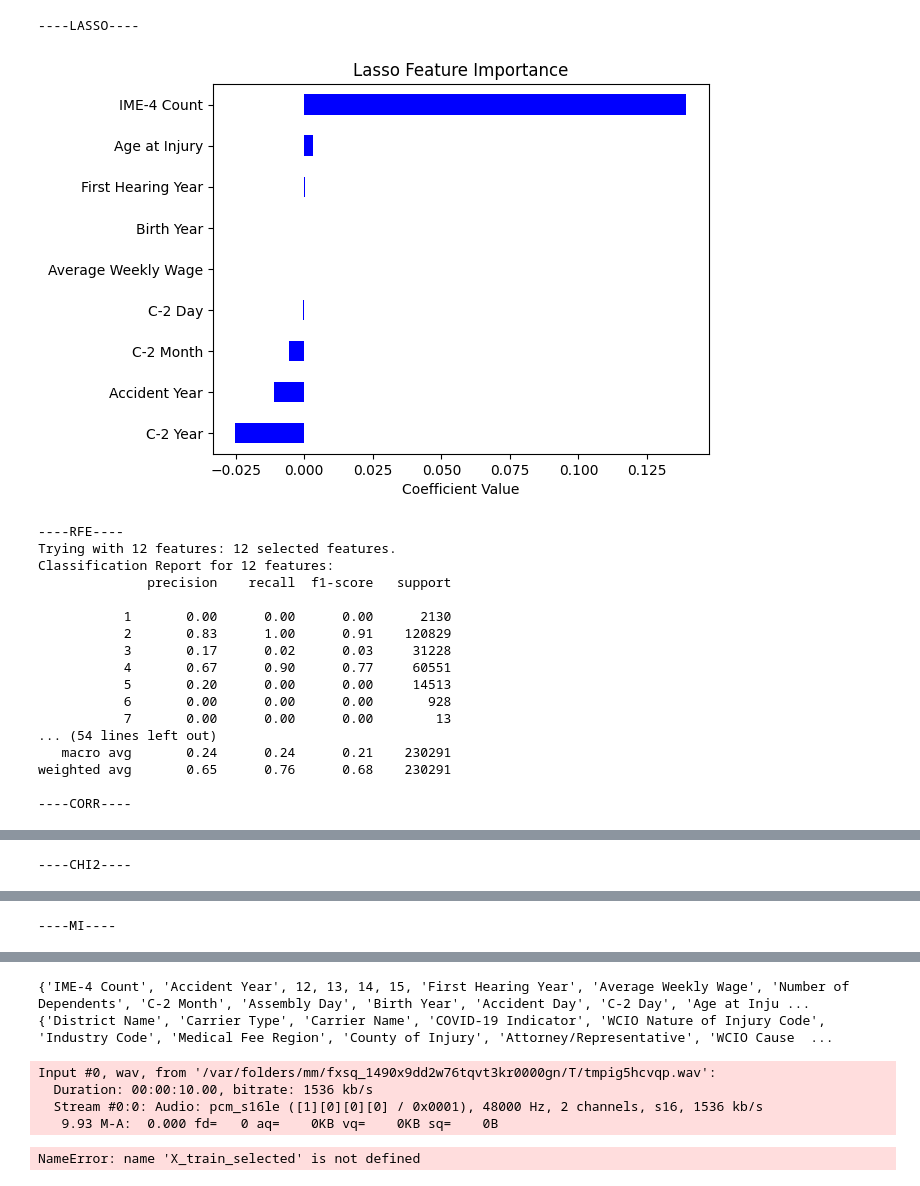
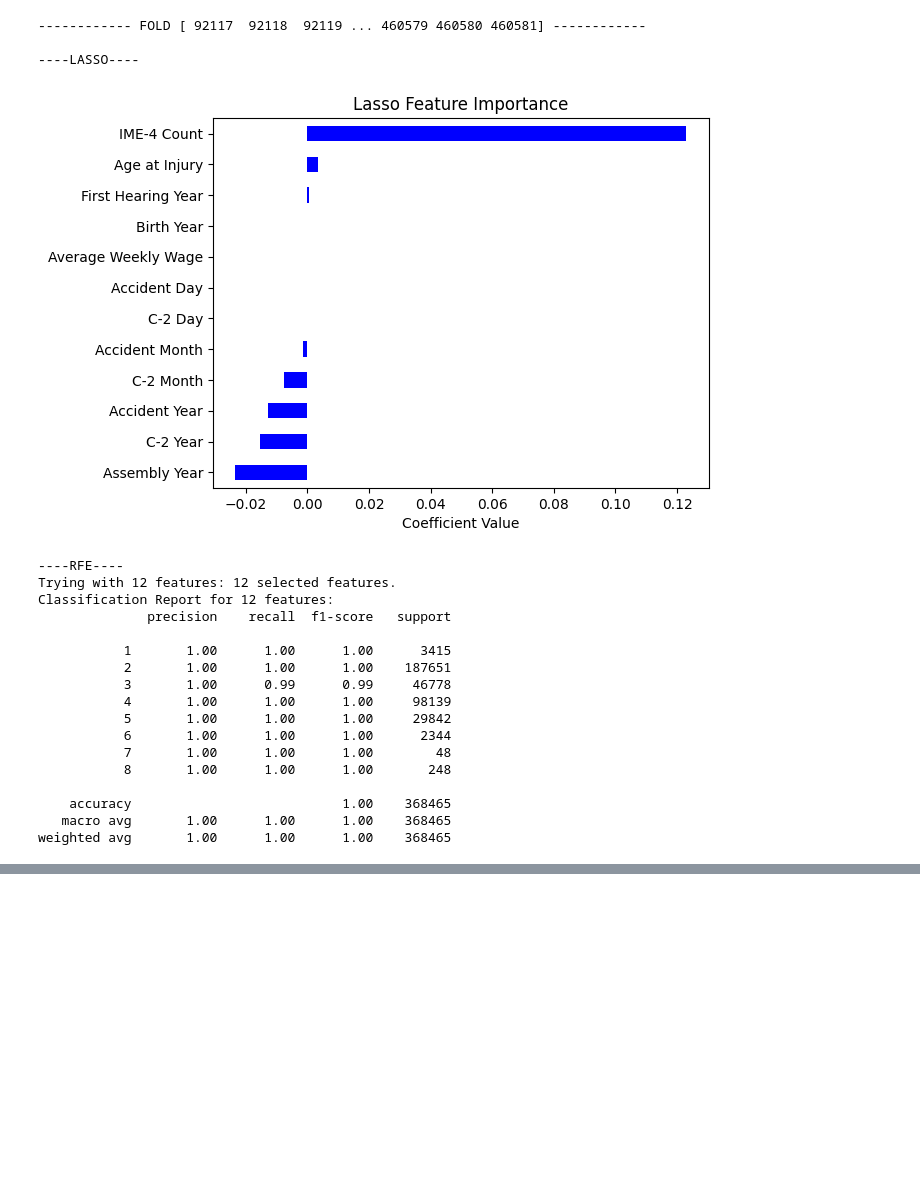
Before and after one commit to antoniooliveira03/machine_learning, a Jupyter notebook: Feature Selection (tentativa).ipynb, the cells around one changed output, grey strips where cells are left out. Saved outputs shown, nothing was run; the diff lists cells and outputs as text; code cells hidden in the pictures; blank space fills up the shorter version.

Commit message:
first run complete feature selection

```diff
--- a/Feature Selection (tentativa).ipynb
+++ b/Feature Selection (tentativa).ipynb
@@ -44,6 +45,9 @@ categ = ['Alternative Dispute Resolution', 'Attorney/Representative', 'Carrier N
 # %%
 ## EVAL function
 # %%
+from sklearn.metrics import classification_report
+from collections import Counter
+
 def evaluate_features(df, num, categ,
                       rfe_features, rfe_model, k=5):
 
@@ -53,6 +57,8 @@ def evaluate_features(df, num, categ,
     selected_features = []
 
     for train_idx, val_idx in kf.split(X):
+
+        print(f'------------ FOLD {train_idx} ------------ \n')
         X_train, X_val = X.iloc[train_idx], X.iloc[val_idx]
         y_train, y_val = y.iloc[train_idx], y.iloc[val_idx]
 
@@ -79,52 +85,62 @@ def evaluate_features(df, num, categ,
         categ_selected = set(chi2).union(mutual_information)
 
         # Filter training and validation sets based on selected features
-        print(num_selected)
-        print(categ_selected)
+        num_selected = [feature for feature in num_selected if isinstance(feature, str)]
 
-        song.play_('audio.mp3')
+        #num_selected = num_selected.to_list()
+        categ_selected = list(categ_selected)
+
+        X_train_selected = X_train[num_selected + categ_selected]
+        X_val_selected = X_val[num_selected + categ_selected]
+
 
         # Train model and record performance
         model = LogisticRegression()
         model.fit(X_train_selected, y_train)
         y_pred = model.predict(X_val_selected)
-        score = accuracy_score(y_val, y_pred)
 
-        # Save selected features
-        features = X.columns[selector.get_support()]
-        selected_features.append(features)
+        # Print classification report for current fold
+        print('CLASSIFICATION REPORT \n')
+        print(classification_report(y_val, y_pred))
+
+        # Save selected features for counting occurrences
+        selected_features.append(num_selected + categ_selected)
 
 
     # Count occurrences of each feature across folds
     feature_counts = Counter(np.concatenate(selected_features))
 
+    song.play_('audio.mp3')
+
     # Select only features that appear in all folds
     final_features = [feature for feature, count in feature_counts.items() if count == k]
     return final_features
 # %%
 rfe_features = [12, 13, 14, 15]
 
 evaluate_features(df, num, categ,
                   rfe_features = rfe_features,
-                  rfe_model = LogisticRegression(),
-                  k = 2)
+                  rfe_model = RandomForestClassifier(),
+                  k = 5)
 # %% [output]
+------------ FOLD [ 92117  92118  92119 ... 460579 460580 460581] ------------
+
 ----LASSO----
-[figure, old version]
+[figure, new version]
 ----RFE----
 Trying with 12 features: 12 selected features.
 Classification Report for 12 features:
               precision    recall  f1-score   support
 
-           1       0.00      0.00      0.00      2130
-           2       0.83      1.00      0.91    120829
-           3       0.17      0.02      0.03     31228
-           4       0.67      0.90      0.77     60551
-           5       0.20      0.00      0.00     14513
-           6       0.00      0.00      0.00       928
-           7       0.00      0.00      0.00        13
-... (54 lines left out)
-   macro avg       0.24      0.24      0.21    230291
-weighted avg       0.65      0.76      0.68    230291
+           1       1.00      1.00      1.00      3415
+           2       1.00      1.00      1.00    187651
+           3       1.00      0.99      0.99     46778
+           4       1.00      1.00      1.00     98139
+           5       1.00      1.00      1.00     29842
+           6       1.00      1.00      1.00      2344
+           7       1.00      1.00      1.00        48
+           8       1.00      1.00      1.00       248
 
-----CORR----
+    accuracy                           1.00    368465
+   macro avg       1.00      1.00      1.00    368465
+weighted avg       1.00      1.00      1.00    368465
@@ -133 +146,0 @@ weighted avg       0.65      0.76      0.68    230291
-----CHI2----
@@ -135 +146,0 @@ weighted avg       0.65      0.76      0.68    230291
-----MI----
@@ -137,7 +146,0 @@ weighted avg       0.65      0.76      0.68    230291
-{'IME-4 Count', 'Accident Year', 12, 13, 14, 15, 'First Hearing Year', 'Average Weekly Wage', 'Number of Dependents', 'C-2 Month', 'Assembly Day', 'Birth Year', 'Accident Day', 'C-2 Day', 'Age at Inju ...
-{'District Name', 'Carrier Type', 'Carrier Name', 'COVID-19 Indicator', 'WCIO Nature of Injury Code', 'Industry Code', 'Medical Fee Region', 'County of Injury', 'Attorney/Representative', 'WCIO Cause  ...
-Input #0, wav, from '/var/folders/mm/fxsq_1490x9dd2w76tqvt3kr0000gn/T/tmpig5hcvqp.wav':
-  Duration: 00:00:10.00, bitrate: 1536 kb/s
-  Stream #0:0: Audio: pcm_s16le ([1][0][0][0] / 0x0001), 48000 Hz, 2 channels, s16, 1536 kb/s
-   9.93 M-A:  0.000 fd=   0 aq=    0KB vq=    0KB sq=    0B
-NameError: name 'X_train_selected' is not defined
```
Also changed, not shown: parts of 5 cells of this notebook.
